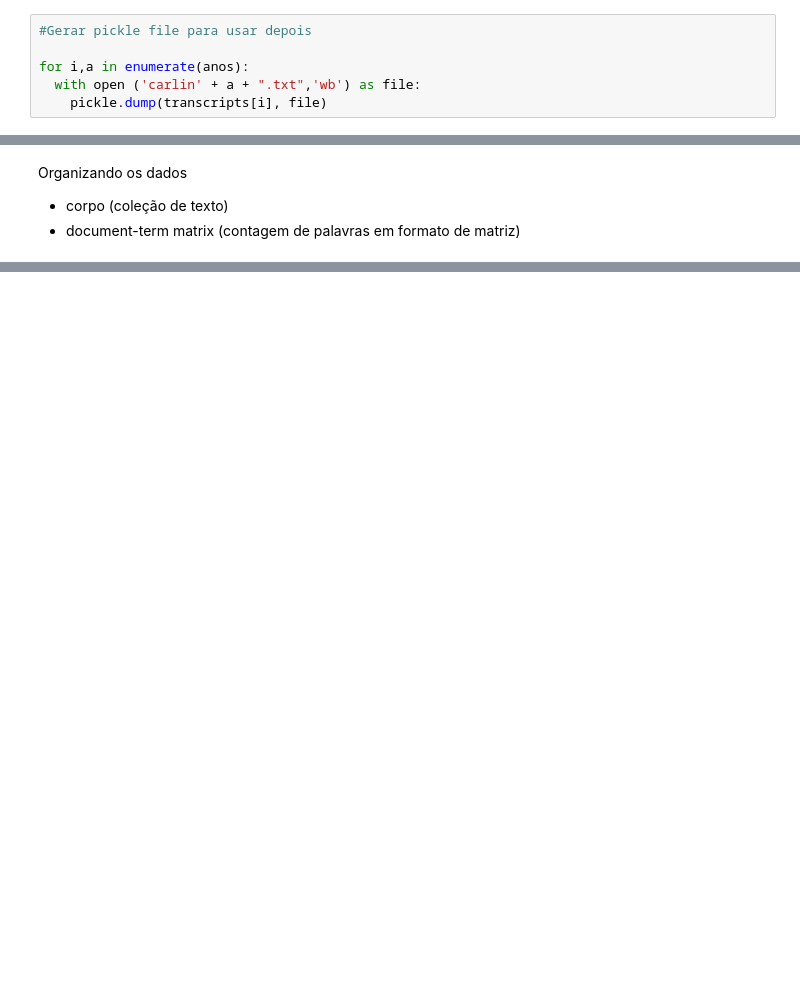
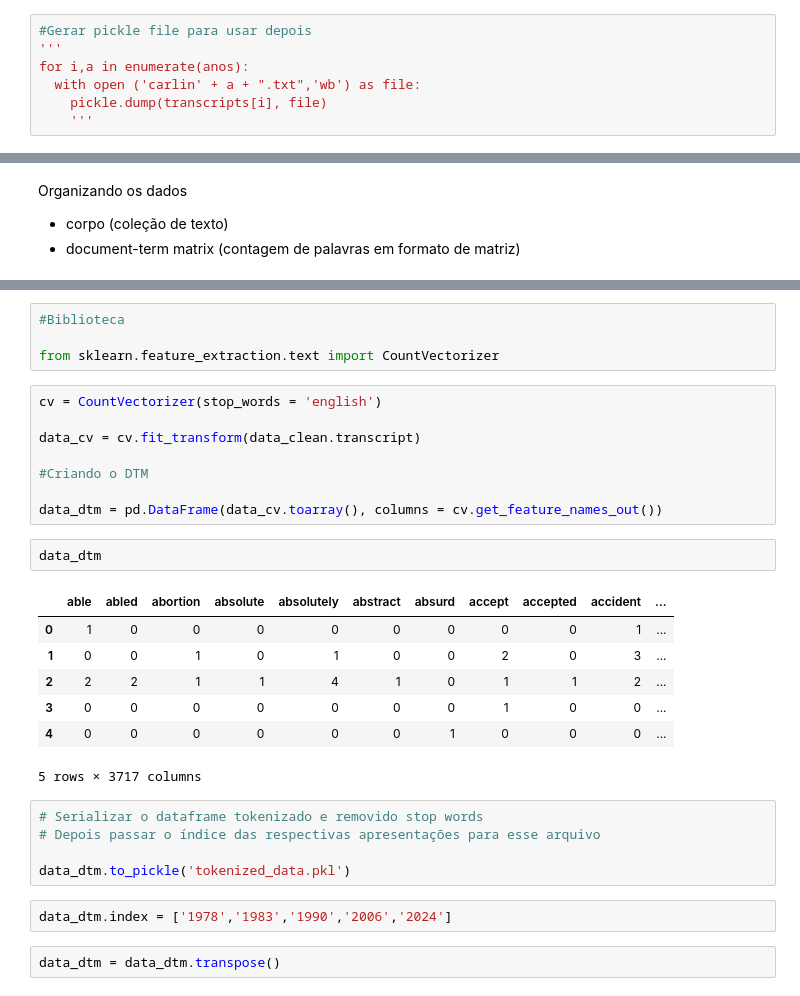
Before and after one commit to IanPerigoVianna/George_Carlin_NLP, a Jupyter notebook: NLP_Project.ipynb, the cells around one changed output, grey strips where cells are left out. Saved outputs shown, nothing was run; the diff lists cells and outputs as text; blank space fills up the shorter version.

```diff
--- a/NLP_Project.ipynb
+++ b/NLP_Project.ipynb
@@ -41,7 +41,8 @@ https://scrapsfromtheloft.com/comedy/george-carlin-dumb-americans-transcript/
 https://scrapsfromtheloft.com/comedy/george-carlin-politically-correct-language/
 # %%
 #Gerar pickle file para usar depois
-
+'''
 for i,a in enumerate(anos):
   with open ('carlin' + a + ".txt",'wb') as file:
     pickle.dump(transcripts[i], file)
+    '''
@@ -152,0 +177,31 @@ Organizando os dados
+# %%
+#Biblioteca
+
+from sklearn.feature_extraction.text import CountVectorizer
+# %%
+cv = CountVectorizer(stop_words = 'english')
+
+data_cv = cv.fit_transform(data_clean.transcript)
+
+#Criando o DTM
+
+data_dtm = pd.DataFrame(data_cv.toarray(), columns = cv.get_feature_names_out())
+# %%
+data_dtm
+# %% [output]
+|  | able | abled | abortion | absolute | absolutely | abstract | absurd | accept | accepted | accident | ... |
+| 0 | 1 | 0 | 0 | 0 | 0 | 0 | 0 | 0 | 0 | 1 | ... |
+| 1 | 0 | 0 | 1 | 0 | 1 | 0 | 0 | 2 | 0 | 3 | ... |
+| 2 | 2 | 2 | 1 | 1 | 4 | 1 | 0 | 1 | 1 | 2 | ... |
+| 3 | 0 | 0 | 0 | 0 | 0 | 0 | 0 | 1 | 0 | 0 | ... |
+| 4 | 0 | 0 | 0 | 0 | 0 | 0 | 1 | 0 | 0 | 0 | ... |
+5 rows × 3717 columns
+# %%
+# Serializar o dataframe tokenizado e removido stop words
+# Depois passar o índice das respectivas apresentações para esse arquivo
+
+data_dtm.to_pickle('tokenized_data.pkl')
+# %%
+data_dtm.index = ['1978','1983','1990','2006','2024']
+# %%
+data_dtm = data_dtm.transpose()
```
Also changed, not shown: parts of 29 cells of this notebook.
